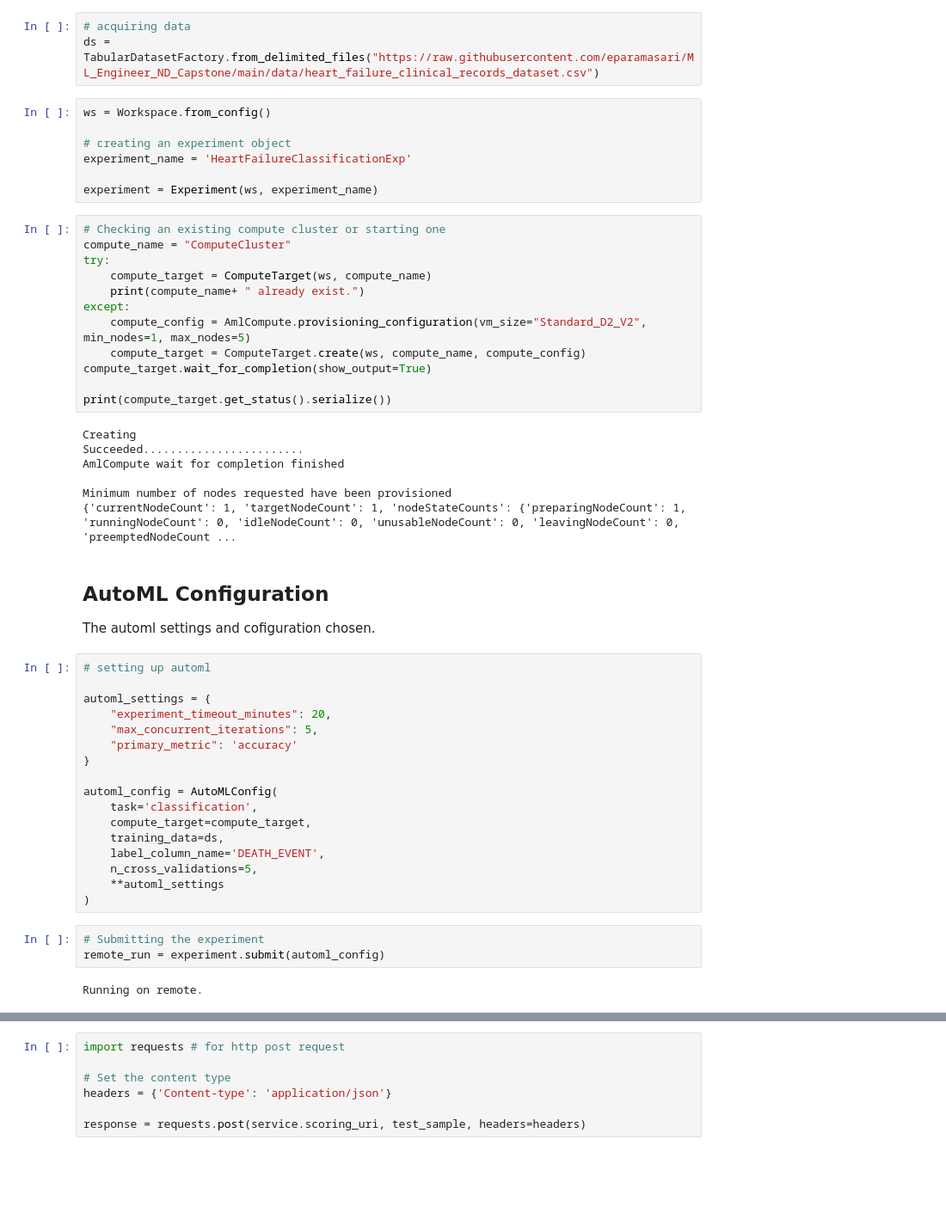
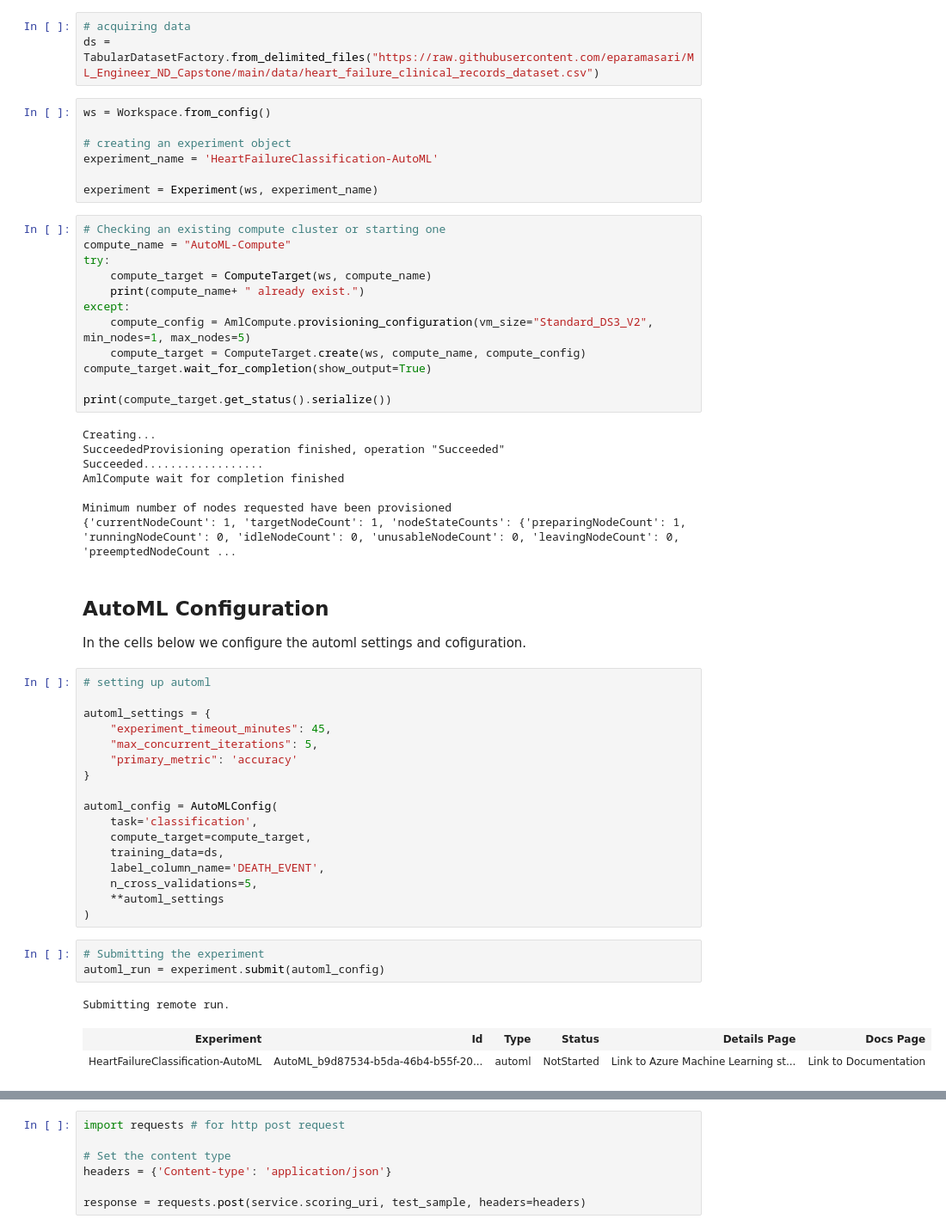
Before and after one commit to eparamasari/AutoML_vs_HyperDrive_Classification_Azure_ML, a Jupyter notebook: automl.ipynb, the cells around one changed output, grey strips where cells are left out. Shown at 86% size. Saved outputs shown, nothing was run; the diff lists cells and outputs as text; blank space fills up the shorter version.

```diff
--- a/automl.ipynb
+++ b/automl.ipynb
@@ -40,24 +42,25 @@ ds = TabularDatasetFactory.from_delimited_files("https://raw.githubusercontent.c
 ws = Workspace.from_config()
 
 # creating an experiment object
-experiment_name = 'HeartFailureClassificationExp'
+experiment_name = 'HeartFailureClassification-AutoML'
 
 experiment = Experiment(ws, experiment_name)
 # %%
 # Checking an existing compute cluster or starting one
-compute_name = "ComputeCluster"
+compute_name = "AutoML-Compute"
 try:
     compute_target = ComputeTarget(ws, compute_name)
     print(compute_name+ " already exist.")
 except:
-    compute_config = AmlCompute.provisioning_configuration(vm_size="Standard_D2_V2", min_nodes=1, max_nodes=5)
+    compute_config = AmlCompute.provisioning_configuration(vm_size="Standard_DS3_V2", min_nodes=1, max_nodes=5)
     compute_target = ComputeTarget.create(ws, compute_name, compute_config)
 compute_target.wait_for_completion(show_output=True)
 
 print(compute_target.get_status().serialize())
 # %% [output]
-Creating
-Succeeded........................
+Creating...
+SucceededProvisioning operation finished, operation "Succeeded"
+Succeeded..................
 AmlCompute wait for completion finished
 
 Minimum number of nodes requested have been provisioned
@@ -65,12 +68,12 @@ Minimum number of nodes requested have been provisioned
 # %% [markdown]
 ## AutoML Configuration
 
-The automl settings and cofiguration chosen.
+In the cells below we configure the automl settings and cofiguration.
 # %%
 # setting up automl
 
 automl_settings = {
-    "experiment_timeout_minutes": 20,
+    "experiment_timeout_minutes": 45,
     "max_concurrent_iterations": 5,
     "primary_metric": 'accuracy'
 }
@@ -85,9 +88,11 @@ automl_config = AutoMLConfig(
 )
 # %%
 # Submitting the experiment
-remote_run = experiment.submit(automl_config)
+automl_run = experiment.submit(automl_config)
 # %% [output]
-Running on remote.
+Submitting remote run.
+| Experiment | Id | Type | Status | Details Page | Docs Page |
+| HeartFailureClassification-AutoML | AutoML_b9d87534-b5da-46b4-b55f-20... | automl | NotStarted | Link to Azure Machine Learning st... | Link to Documentation |
 # %% [markdown]
 ## Run Details
 
```
Also changed, not shown: parts of 22 cells of this notebook, 3 other files.
